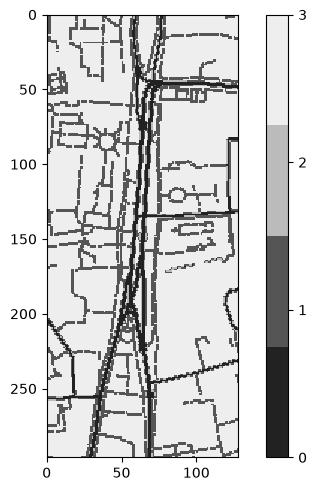
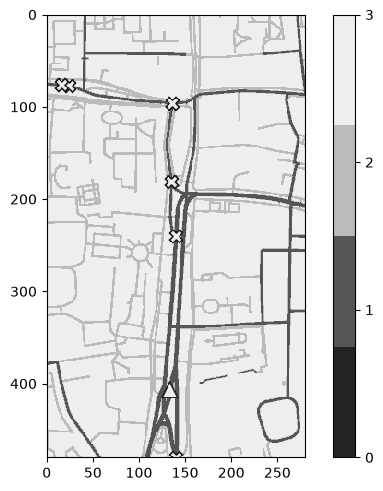
The notebook cell's code change between the first figure and the second:
--- before
+++ after
@@ -1,7 +1,3 @@
-from epd_sim import Epd_Sim
-
-epd = Epd_Sim()
+fig, ax = plt.subplots(1, 1, layout="constrained")
 epd.set_pixels(grey_pxs)
-
-fig, ax = plt.subplots(1, 1, layout='constrained')
 epd.display(ax)

Commit: much better aesthetics